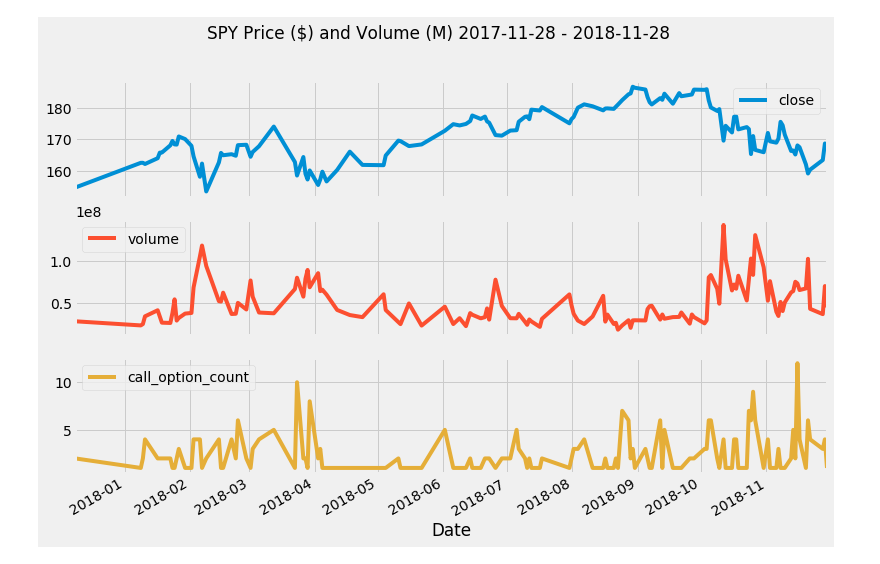
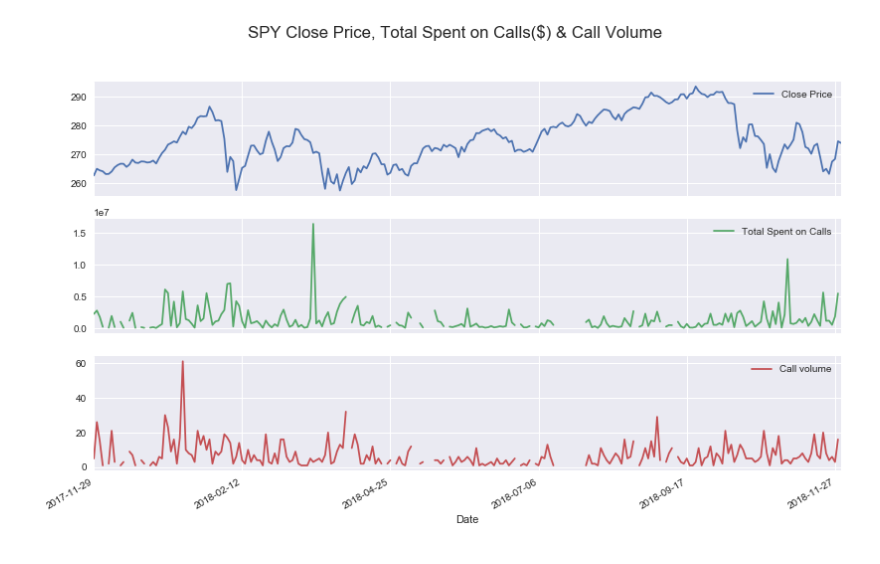
Before and after one commit to bendgame/hw11, a Jupyter notebook: hw11.ipynb, the cells around one changed output. Saved outputs shown, nothing was run; the diff lists cells and outputs as text; code cells hidden in the pictures.

```diff
--- a/hw11.ipynb
+++ b/hw11.ipynb
@@ -95,8 +43,7 @@ plt.legend()
-# %%
-df3[["close", "volume", "call_option_count"]].plot(label = 'QQQ',figsize=(12,8),\
-      subplots = True, title = 'QQQ Price ($) and Volume (M) 2017-11-28 - 2018-11-28')
-#plt.subtitle("2017-11-28 - 2018-11-28")
-
-plt.show()
-# %% [output]
-[figure, removed]
+# %%
+df2[["Close Price", "Total Spent on Calls", "Call volume"]].plot(label = 'SPY',figsize=(12,8), subplots = True, title = 'SPY Close Price, Total Spent on Calls($) & Call Volume')
+plt.legend()
+#plt.savefig("PrTsCa.png")
+plt.show()
+# %% [output]
+[figure, added]
```
Also changed, not shown: parts of 18 cells of this notebook.
